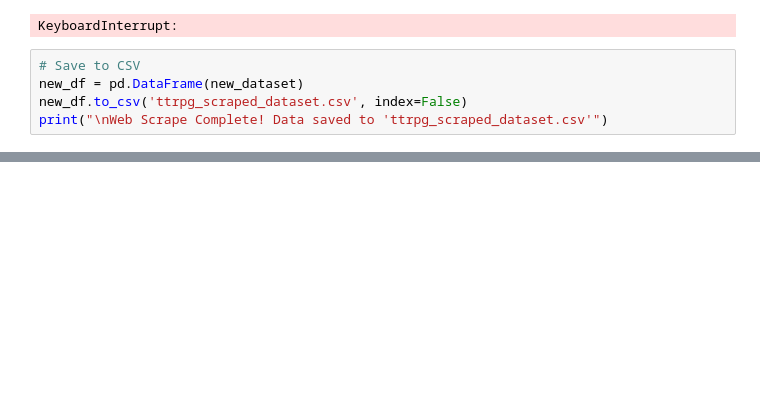
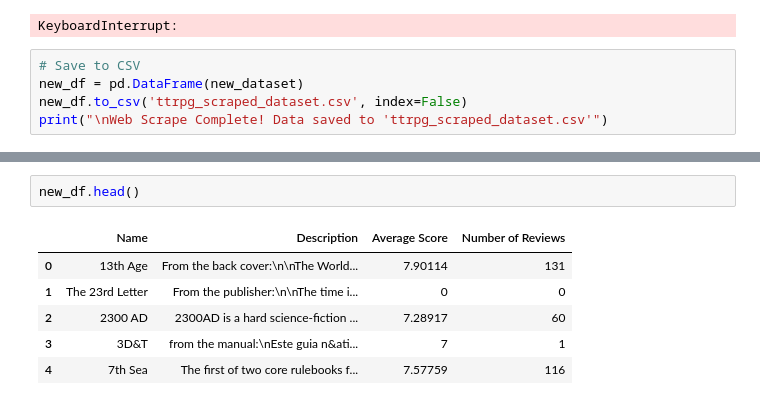
Before and after one commit to qigol/ml1-project-lt4, a Jupyter notebook: working-notebooks/marc/ttrpg_rpggeek_data.ipynb, the cells around one changed output, grey strips where cells are left out. Drawn from its saved outputs; the diff is of its cells as text; blank space fills up the shorter version.

```diff
--- a/working-notebooks/marc/ttrpg_rpggeek_data.ipynb
+++ b/working-notebooks/marc/ttrpg_rpggeek_data.ipynb
@@ -236,0 +361,9 @@ print("\nWeb Scrape Complete! Data saved to 'ttrpg_scraped_dataset.csv'")
+# %%
+new_df.head()
+# %% [output]
+|  | Name | Description | Average Score | Number of Reviews |
+| 0 | 13th Age | From the back cover:\n\nThe World... | 7.90114 | 131 |
+| 1 | The 23rd Letter | From the publisher:\n\nThe time i... | 0 | 0 |
+| 2 | 2300 AD | 2300AD is a hard science-fiction ... | 7.28917 | 60 |
+| 3 | 3D&T | from the manual:\nEste guia n&ati... | 7 | 1 |
+| 4 | 7th Sea | The first of two core rulebooks f... | 7.57759 | 116 |
```
Also changed, not shown: parts of 5 cells of this notebook, 1 other file.
